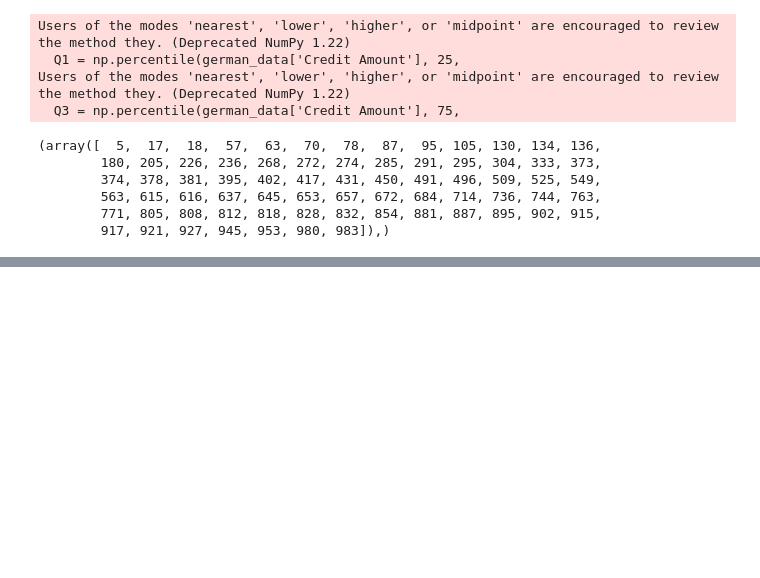
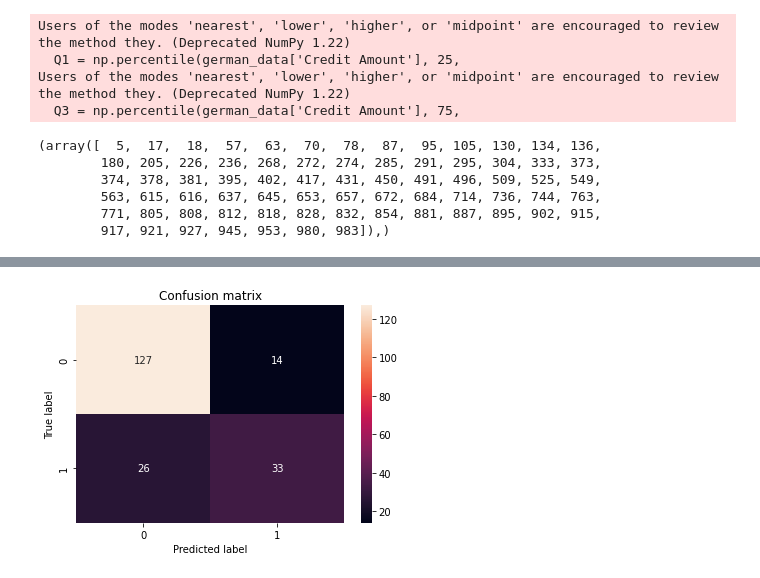
Before and after one commit to DanielGit4/AML, a Jupyter notebook: German_Credit_data/eda.ipynb, the cells around one changed output, grey strips where cells are left out. Drawn from its saved outputs; the diff is of its cells as text; code cells hidden in the pictures; blank space fills up the shorter version.

```diff
--- a/German_Credit_data/eda.ipynb
+++ b/German_Credit_data/eda.ipynb
@@ -208,0 +298,14 @@ ValueError: could not convert string to float: 'delay in paying off in the past'
+# %%
+#plot confusion matrix
+from sklearn.metrics import confusion_matrix
+
+confusion_matrix = confusion_matrix(y_test, y_pred)
+#plot confusion matrix with labels
+plt.figure()
+sns.heatmap(confusion_matrix, annot=True, fmt='d')
+plt.title('Confusion matrix')
+plt.ylabel('True label')
+plt.xlabel('Predicted label')
+plt.show()
+# %% [output]
+[figure, added]
```
Also changed, not shown: parts of 9 cells of this notebook.
